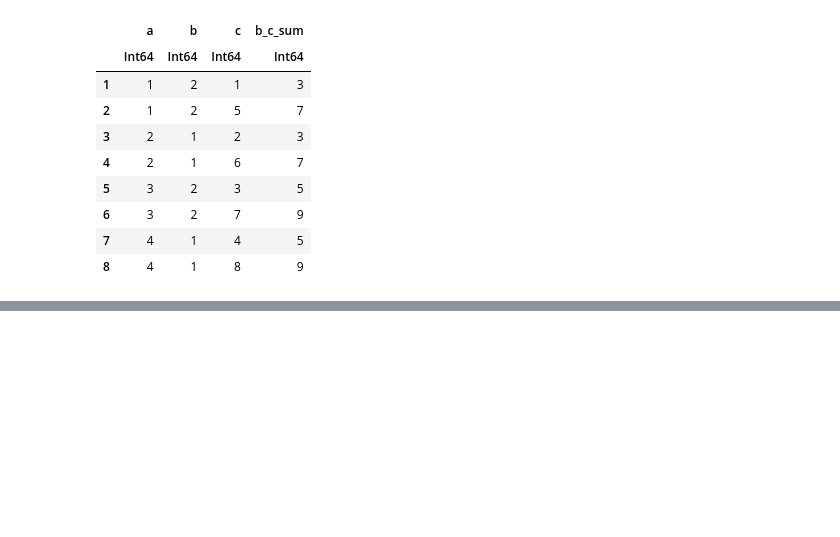
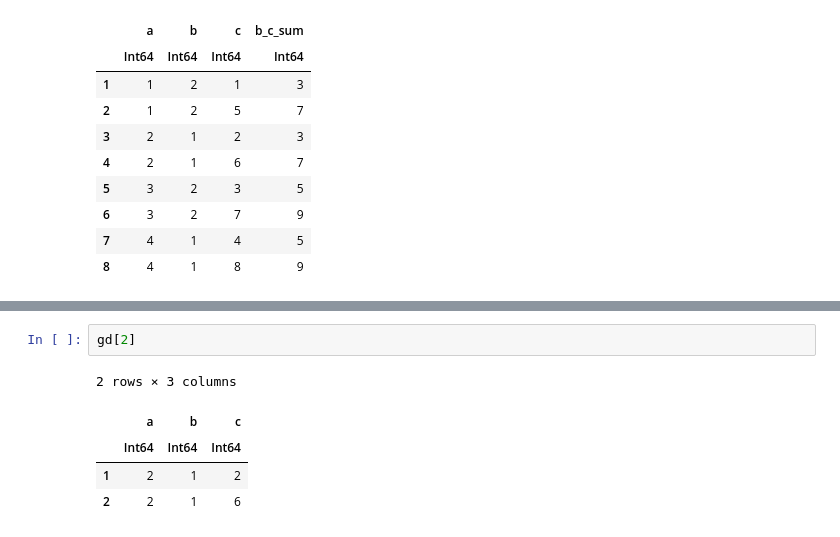
Before and after one commit to damiansp/julia, a Jupyter notebook: dsDocs/DataFrames/functions.jl.ipynb, the cells around one changed output, grey strips where cells are left out. Cells and saved outputs as stored; diff of their text form; blank space fills up the shorter version.

```diff
--- a/dsDocs/DataFrames/functions.jl.ipynb
+++ b/dsDocs/DataFrames/functions.jl.ipynb
@@ -260,0 +292,8 @@ combine(gd, :, AsTable(Not(:a)) => sum)
+# %%
+gd[2]
+# %% [output]
+2 rows × 3 columns
+|  | a | b | c |
+|  | Int64 | Int64 | Int64 |
+| 1 | 2 | 1 | 2 |
+| 2 | 2 | 1 | 6 |
```
Also changed, not shown: parts of 18 cells of this notebook, 1 other file.
